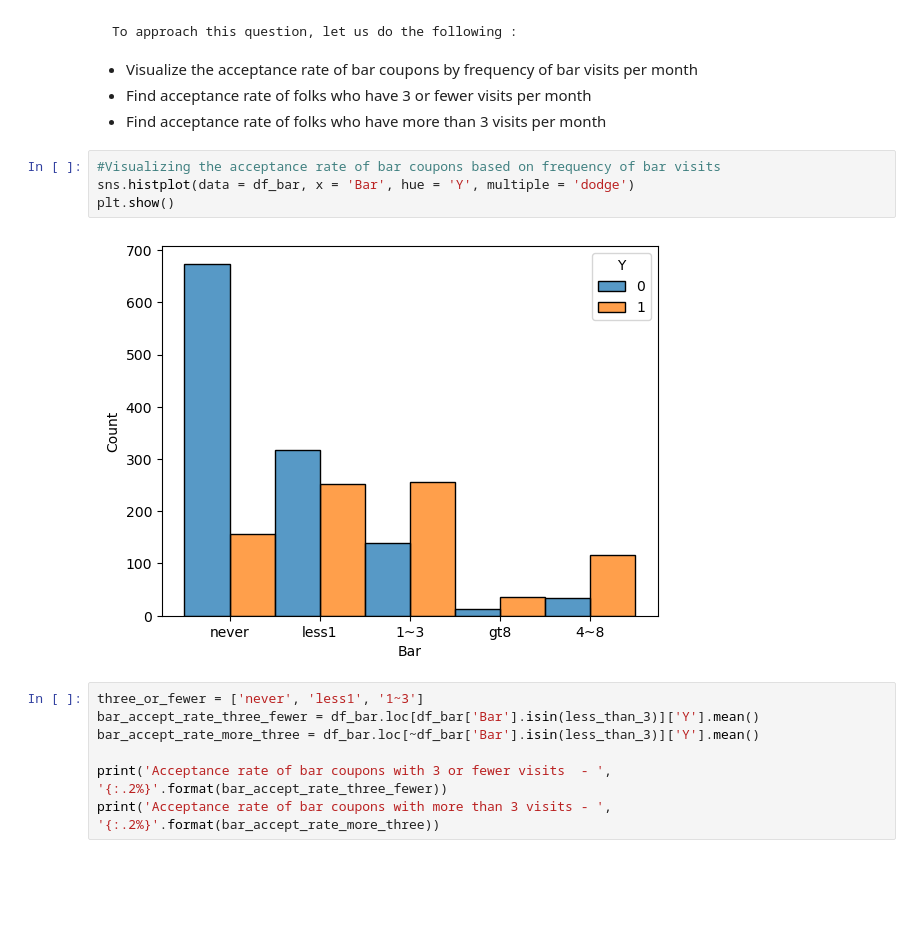
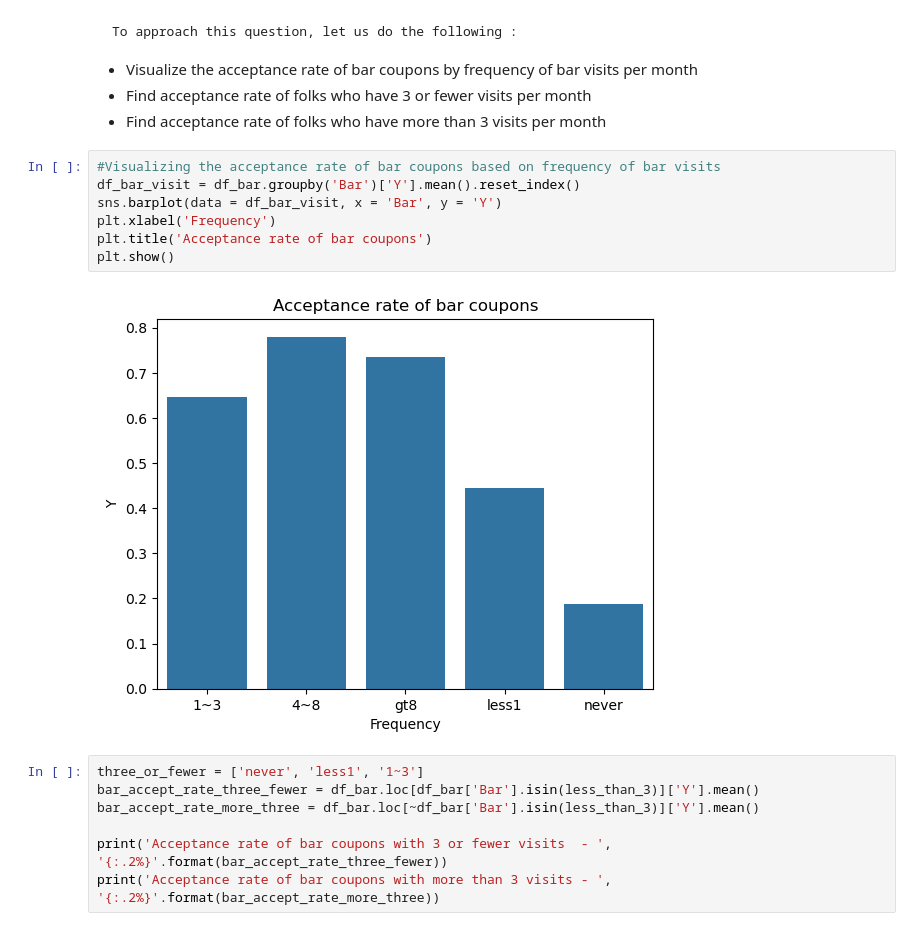
Before and after one commit to akshaynk21/ml-playground, a Jupyter notebook: coupon_application1/coupons.ipynb, the cells around one changed output. Cells and saved outputs as stored; diff of their text form; blank space fills up the shorter version.

```diff
--- a/coupon_application1/coupons.ipynb
+++ b/coupon_application1/coupons.ipynb
@@ -164,10 +162,13 @@ Proportion of bar coupons that were accepted :  0.41001487357461575
 - Find acceptance rate of folks who have more than 3 visits per month
 # %%
 #Visualizing the acceptance rate of bar coupons based on frequency of bar visits
-sns.histplot(data = df_bar, x = 'Bar', hue = 'Y', multiple = 'dodge')
+df_bar_visit = df_bar.groupby('Bar')['Y'].mean().reset_index()
+sns.barplot(data = df_bar_visit, x = 'Bar', y = 'Y')
+plt.xlabel('Frequency')
+plt.title('Acceptance rate of bar coupons')
 plt.show()
 # %% [output]
-[figure, old version]
+[figure, new version]
 # %%
 three_or_fewer = ['never', 'less1', '1~3']
 bar_accept_rate_three_fewer = df_bar.loc[df_bar['Bar'].isin(less_than_3)]['Y'].mean()
```
Also changed, not shown: parts of 22 cells of this notebook, 1 other file.
